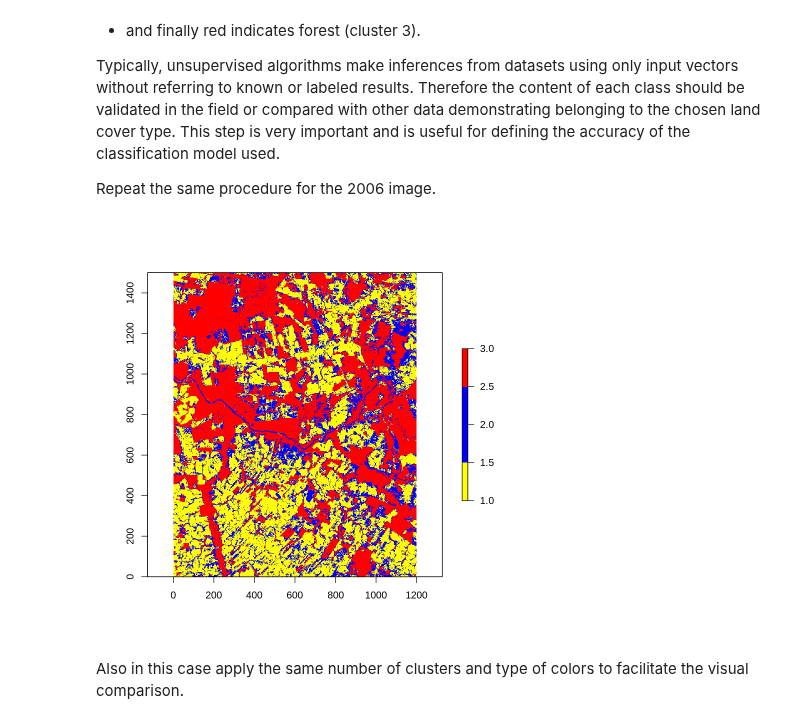
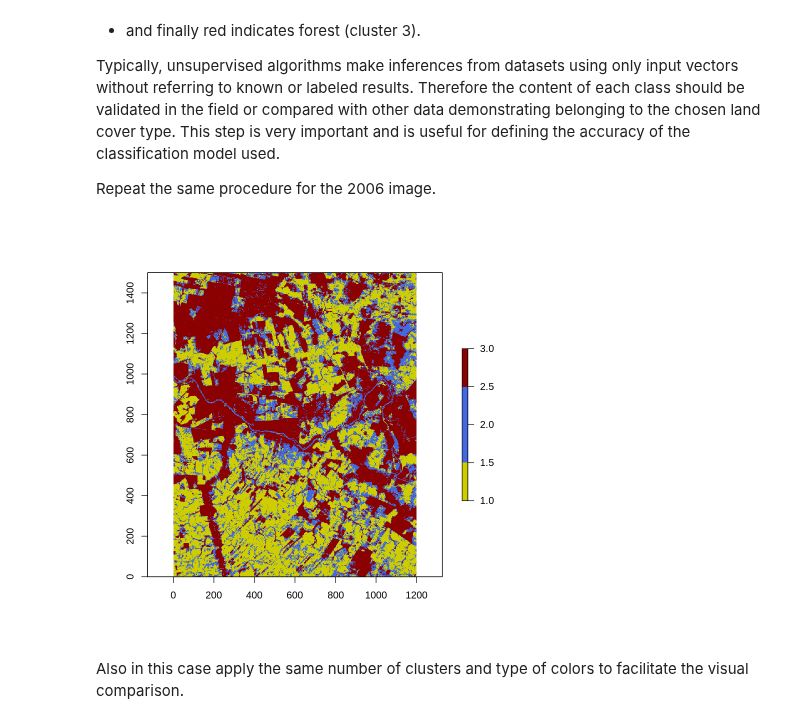
Before and after one commit to biagiominio/Remote_Sensing_2021, a Jupyter notebook: R_code_land_cover.ipynb, the cells around one changed output. Saved outputs shown, nothing was run; the diff lists cells and outputs as text; code cells hidden in the pictures.

```diff
--- a/R_code_land_cover.ipynb
+++ b/R_code_land_cover.ipynb
@@ -169,10 +169,10 @@ Repeat the same procedure for the 2006 image.
 # %%
 set.seed(23489)
 mato_grosso_2006.res.class <- RStoolbox::unsuperClass(mato_grosso_2006.res, nClasses=3)
-cl2 <- colorRampPalette(c('yellow','blue','red'))(3)
+cl2 <- colorRampPalette(c('yellow3','royalblue','darkred'))(3)
 plot(mato_grosso_2006.res.class$map, col=cl2)
 # %% [output]
-[figure, old version]
+[figure, new version]
 # %% [markdown]
 Also in this case apply the same number of clusters and type of colors to facilitate the visual comparison.
 # %% [markdown]
```
Also changed, not shown: parts of 2 cells of this notebook.
